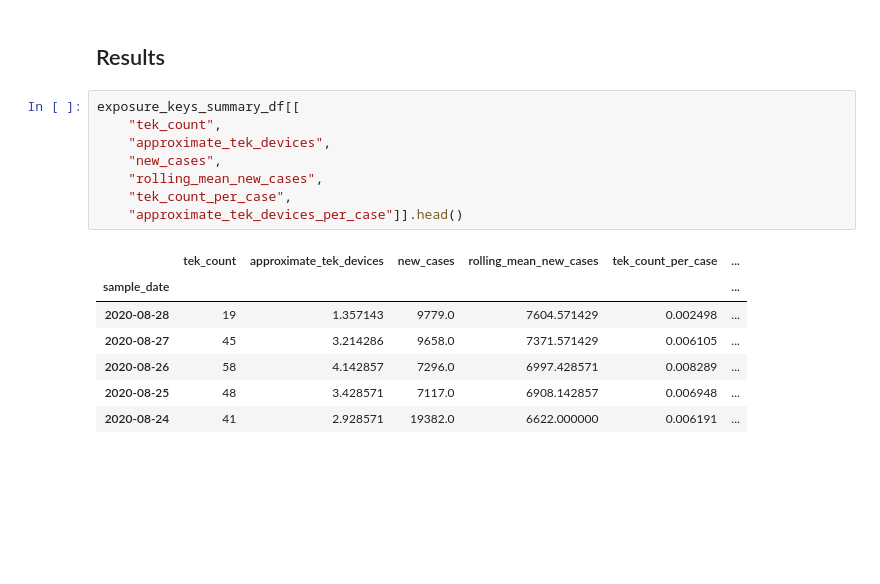
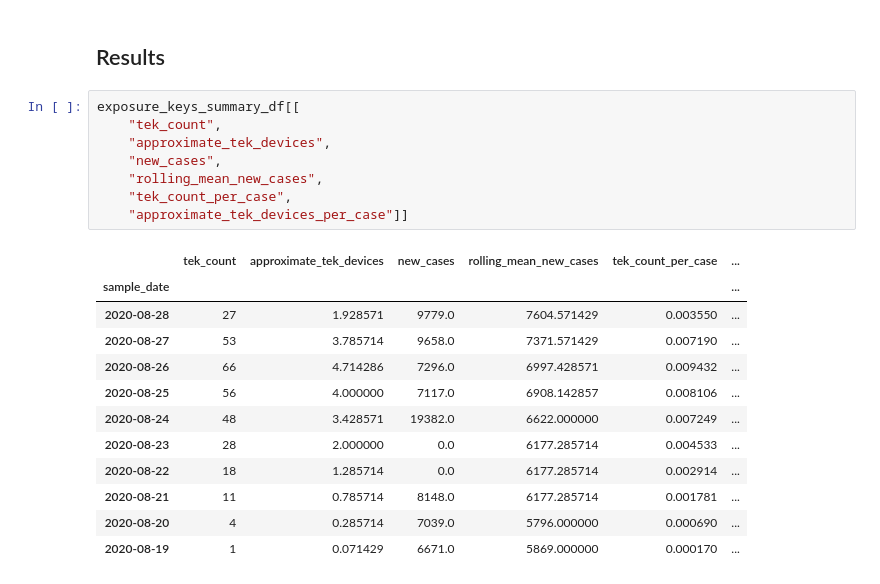
Before and after one commit to luis-sanfelices/RadarCOVID-Report, a Jupyter notebook: RadarCOVID-Report.ipynb, the cells around one changed output. Saved outputs shown, nothing was run; the diff lists cells and outputs as text; blank space fills up the shorter version.

```diff
--- a/RadarCOVID-Report.ipynb
+++ b/RadarCOVID-Report.ipynb
@@ -92,16 +92,21 @@ exposure_keys_summary_df.set_index("sample_date", inplace=True)
 # %%
 exposure_keys_summary_df[[
     "tek_count",
     "approximate_tek_devices",
     "new_cases",
     "rolling_mean_new_cases",
     "tek_count_per_case",
-    "approximate_tek_devices_per_case"]].head()
+    "approximate_tek_devices_per_case"]]
 # %% [output]
 |  | tek_count | approximate_tek_devices | new_cases | rolling_mean_new_cases | tek_count_per_case | ... |
 | sample_date |  |  |  |  |  | ... |
-| 2020-08-28 | 19 | 1.357143 | 9779.0 | 7604.571429 | 0.002498 | ... |
-| 2020-08-27 | 45 | 3.214286 | 9658.0 | 7371.571429 | 0.006105 | ... |
-| 2020-08-26 | 58 | 4.142857 | 7296.0 | 6997.428571 | 0.008289 | ... |
-| 2020-08-25 | 48 | 3.428571 | 7117.0 | 6908.142857 | 0.006948 | ... |
-| 2020-08-24 | 41 | 2.928571 | 19382.0 | 6622.000000 | 0.006191 | ... |
+| 2020-08-28 | 27 | 1.928571 | 9779.0 | 7604.571429 | 0.003550 | ... |
+| 2020-08-27 | 53 | 3.785714 | 9658.0 | 7371.571429 | 0.007190 | ... |
+| 2020-08-26 | 66 | 4.714286 | 7296.0 | 6997.428571 | 0.009432 | ... |
+| 2020-08-25 | 56 | 4.000000 | 7117.0 | 6908.142857 | 0.008106 | ... |
+| 2020-08-24 | 48 | 3.428571 | 19382.0 | 6622.000000 | 0.007249 | ... |
+| 2020-08-23 | 28 | 2.000000 | 0.0 | 6177.285714 | 0.004533 | ... |
+| 2020-08-22 | 18 | 1.285714 | 0.0 | 6177.285714 | 0.002914 | ... |
+| 2020-08-21 | 11 | 0.785714 | 8148.0 | 6177.285714 | 0.001781 | ... |
+| 2020-08-20 | 4 | 0.285714 | 7039.0 | 5796.000000 | 0.000690 | ... |
+| 2020-08-19 | 1 | 0.071429 | 6671.0 | 5869.000000 | 0.000170 | ... |
```
Also changed, not shown: parts of 6 cells of this notebook.
